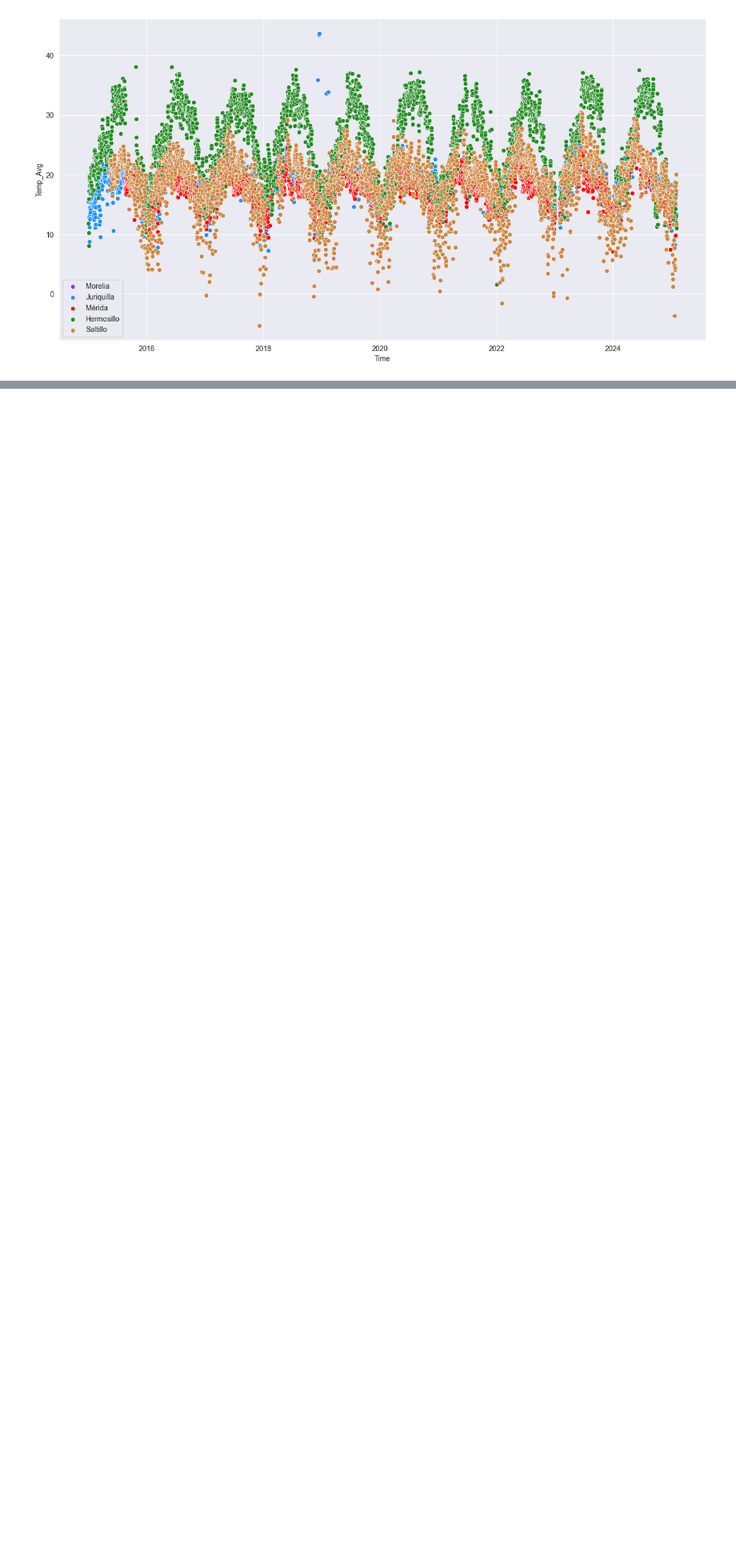
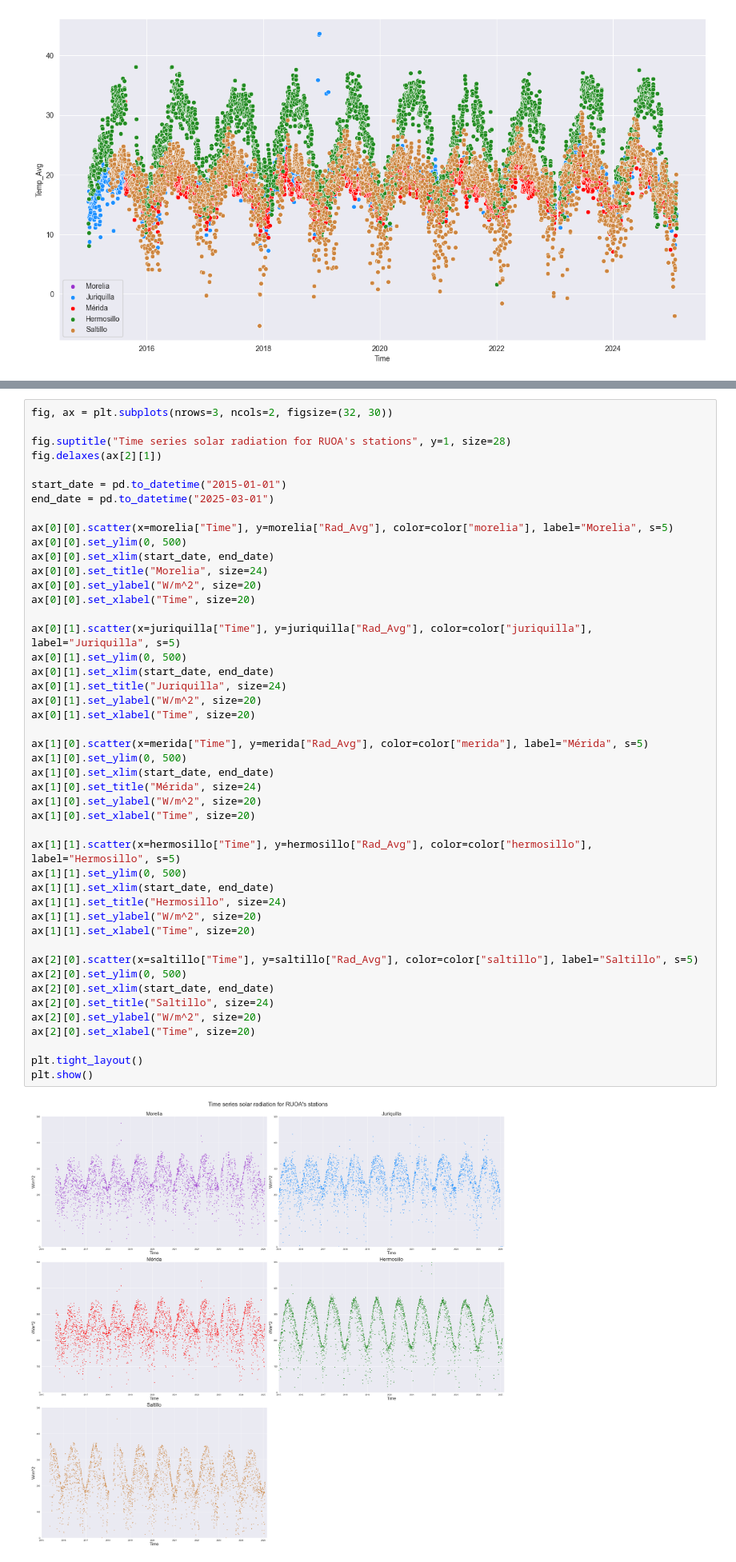
Before and after one commit to arnoldtics/Atmospheric_Data_Insights, a Jupyter notebook: LAIDEA/CombinedRecords/MultipleCities.ipynb, the cells around one changed output, grey strips where cells are left out. Shown at 80% size. Drawn from its saved outputs; the diff is of its cells as text; blank space fills up the shorter version.

Commit message:
Solar radiation time series for different cities

```diff
--- a/LAIDEA/CombinedRecords/MultipleCities.ipynb
+++ b/LAIDEA/CombinedRecords/MultipleCities.ipynb
@@ -134,3 +134,51 @@ plt.tight_layout()
 plt.show()
 # %% [output]
 [figure]
+# %%
+fig, ax = plt.subplots(nrows=3, ncols=2, figsize=(32, 30))
+
+fig.suptitle("Time series solar radiation for RUOA's stations", y=1, size=28)
+fig.delaxes(ax[2][1])
+
+start_date = pd.to_datetime("2015-01-01")
+end_date = pd.to_datetime("2025-03-01")
+
+ax[0][0].scatter(x=morelia["Time"], y=morelia["Rad_Avg"], color=color["morelia"], label="Morelia", s=5)
+ax[0][0].set_ylim(0, 500)
+ax[0][0].set_xlim(start_date, end_date)
+ax[0][0].set_title("Morelia", size=24)
+ax[0][0].set_ylabel("W/m^2", size=20)
+ax[0][0].set_xlabel("Time", size=20)
+
+ax[0][1].scatter(x=juriquilla["Time"], y=juriquilla["Rad_Avg"], color=color["juriquilla"], label="Juriquilla", s=5)
+ax[0][1].set_ylim(0, 500)
+ax[0][1].set_xlim(start_date, end_date)
+ax[0][1].set_title("Juriquilla", size=24)
+ax[0][1].set_ylabel("W/m^2", size=20)
+ax[0][1].set_xlabel("Time", size=20)
+
+ax[1][0].scatter(x=merida["Time"], y=merida["Rad_Avg"], color=color["merida"], label="Mérida", s=5)
+ax[1][0].set_ylim(0, 500)
+ax[1][0].set_xlim(start_date, end_date)
+ax[1][0].set_title("Mérida", size=24)
+ax[1][0].set_ylabel("W/m^2", size=20)
+ax[1][0].set_xlabel("Time", size=20)
+
+ax[1][1].scatter(x=hermosillo["Time"], y=hermosillo["Rad_Avg"], color=color["hermosillo"], label="Hermosillo", s=5)
+ax[1][1].set_ylim(0, 500)
+ax[1][1].set_xlim(start_date, end_date)
+ax[1][1].set_title("Hermosillo", size=24)
+ax[1][1].set_ylabel("W/m^2", size=20)
+ax[1][1].set_xlabel("Time", size=20)
+
+ax[2][0].scatter(x=saltillo["Time"], y=saltillo["Rad_Avg"], color=color["saltillo"], label="Saltillo", s=5)
+ax[2][0].set_ylim(0, 500)
+ax[2][0].set_xlim(start_date, end_date)
+ax[2][0].set_title("Saltillo", size=24)
+ax[2][0].set_ylabel("W/m^2", size=20)
+ax[2][0].set_xlabel("Time", size=20)
+
+plt.tight_layout()
+plt.show()
+# %% [output]
+[figure, added]
```
Also changed, not shown: 1 other file.
